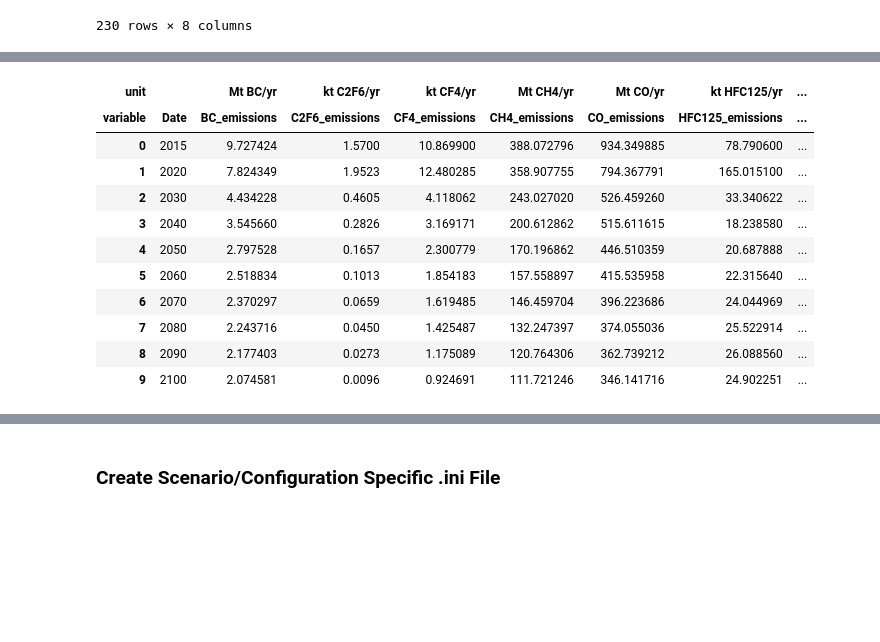
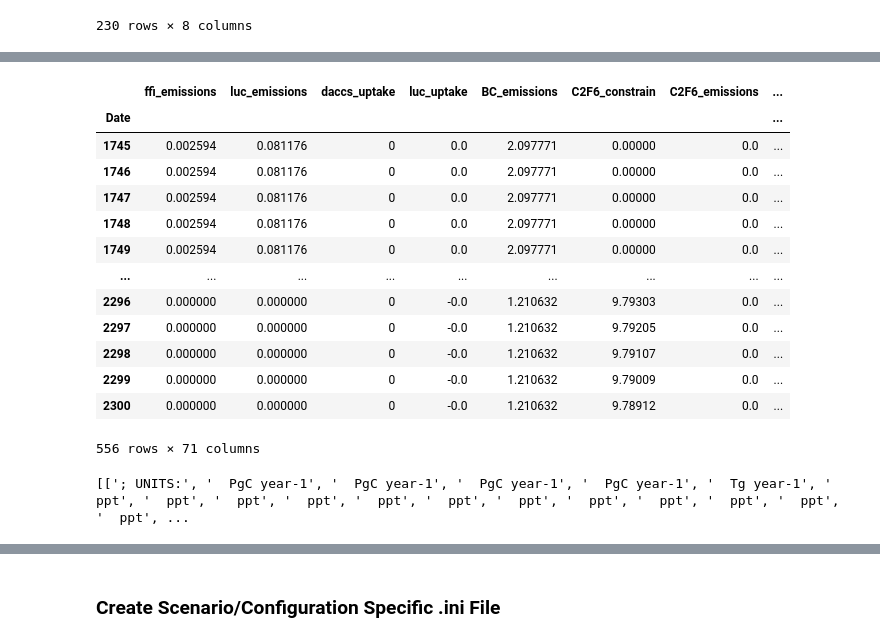
Before and after one commit to noahprime/openscm-runner, a Jupyter notebook: notebooks/hector_notebook.ipynb, the cells around one changed output, grey strips where cells are left out. Cells and saved outputs as stored; diff of their text form; code cells hidden in the pictures; blank space fills up the shorter version.

```diff
--- a/notebooks/hector_notebook.ipynb
+++ b/notebooks/hector_notebook.ipynb
@@ -310,15 +363,28 @@ hector_format_data.to_csv(os.path.join(run_dir, cur_run_emis_fn))
-# %%
-hector_format_data
-# %% [output]
-| unit |  | Mt BC/yr | kt C2F6/yr | kt CF4/yr | Mt CH4/yr | Mt CO/yr | kt HFC125/yr | ... |
-| variable | Date | BC_emissions | C2F6_emissions | CF4_emissions | CH4_emissions | CO_emissions | HFC125_emissions | ... |
-| 0 | 2015 | 9.727424 | 1.5700 | 10.869900 | 388.072796 | 934.349885 | 78.790600 | ... |
-| 1 | 2020 | 7.824349 | 1.9523 | 12.480285 | 358.907755 | 794.367791 | 165.015100 | ... |
-| 2 | 2030 | 4.434228 | 0.4605 | 4.118062 | 243.027020 | 526.459260 | 33.340622 | ... |
-| 3 | 2040 | 3.545660 | 0.2826 | 3.169171 | 200.612862 | 515.611615 | 18.238580 | ... |
-| 4 | 2050 | 2.797528 | 0.1657 | 2.300779 | 170.196862 | 446.510359 | 20.687888 | ... |
-| 5 | 2060 | 2.518834 | 0.1013 | 1.854183 | 157.558897 | 415.535958 | 22.315640 | ... |
-| 6 | 2070 | 2.370297 | 0.0659 | 1.619485 | 146.459704 | 396.223686 | 24.044969 | ... |
-| 7 | 2080 | 2.243716 | 0.0450 | 1.425487 | 132.247397 | 374.055036 | 25.522914 | ... |
-| 8 | 2090 | 2.177403 | 0.0273 | 1.175089 | 120.764306 | 362.739212 | 26.088560 | ... |
-| 9 | 2100 | 2.074581 | 0.0096 | 0.924691 | 111.721246 | 346.141716 | 24.902251 | ... |
+# %%
+# Read in hist emissions file
+hist_emiss = pd.read_csv(os.path.join(input_dir, hist_emis_fn), header=5, index_col=0)
+hist_emiss
+# %% [output]
+|  | ffi_emissions | luc_emissions | daccs_uptake | luc_uptake | BC_emissions | C2F6_constrain | C2F6_emissions | ... |
+| Date |  |  |  |  |  |  |  | ... |
+| 1745 | 0.002594 | 0.081176 | 0 | 0.0 | 2.097771 | 0.00000 | 0.0 | ... |
+| 1746 | 0.002594 | 0.081176 | 0 | 0.0 | 2.097771 | 0.00000 | 0.0 | ... |
+| 1747 | 0.002594 | 0.081176 | 0 | 0.0 | 2.097771 | 0.00000 | 0.0 | ... |
+| 1748 | 0.002594 | 0.081176 | 0 | 0.0 | 2.097771 | 0.00000 | 0.0 | ... |
+| 1749 | 0.002594 | 0.081176 | 0 | 0.0 | 2.097771 | 0.00000 | 0.0 | ... |
+| ... | ... | ... | ... | ... | ... | ... | ... | ... |
+| 2296 | 0.000000 | 0.000000 | 0 | -0.0 | 1.210632 | 9.79303 | 0.0 | ... |
+| 2297 | 0.000000 | 0.000000 | 0 | -0.0 | 1.210632 | 9.79205 | 0.0 | ... |
+| 2298 | 0.000000 | 0.000000 | 0 | -0.0 | 1.210632 | 9.79107 | 0.0 | ... |
+| 2299 | 0.000000 | 0.000000 | 0 | -0.0 | 1.210632 | 9.79009 | 0.0 | ... |
+| 2300 | 0.000000 | 0.000000 | 0 | -0.0 | 1.210632 | 9.78912 | 0.0 | ... |
+556 rows × 71 columns
+# %%
+# Read in units from hist emiss csv file
+with open(os.path.join(input_dir, hist_emis_fn)) as file:
+    file_reader = csv.reader(file)
+    unit_row = [row for i, row in enumerate(file_reader) if i == 4]
+
+print(unit_row)
+# %% [output]
+[['; UNITS:', '  PgC year-1', '  PgC year-1', '  PgC year-1', '  PgC year-1', '  Tg year-1', '  ppt', '  ppt', '  ppt', '  ppt', '  ppt', '  ppt', '  ppt', '  ppt', '  ppt', '  ppt', '  ppt', '  ppt', ...
```
Also changed, not shown: parts of 43 cells of this notebook.
